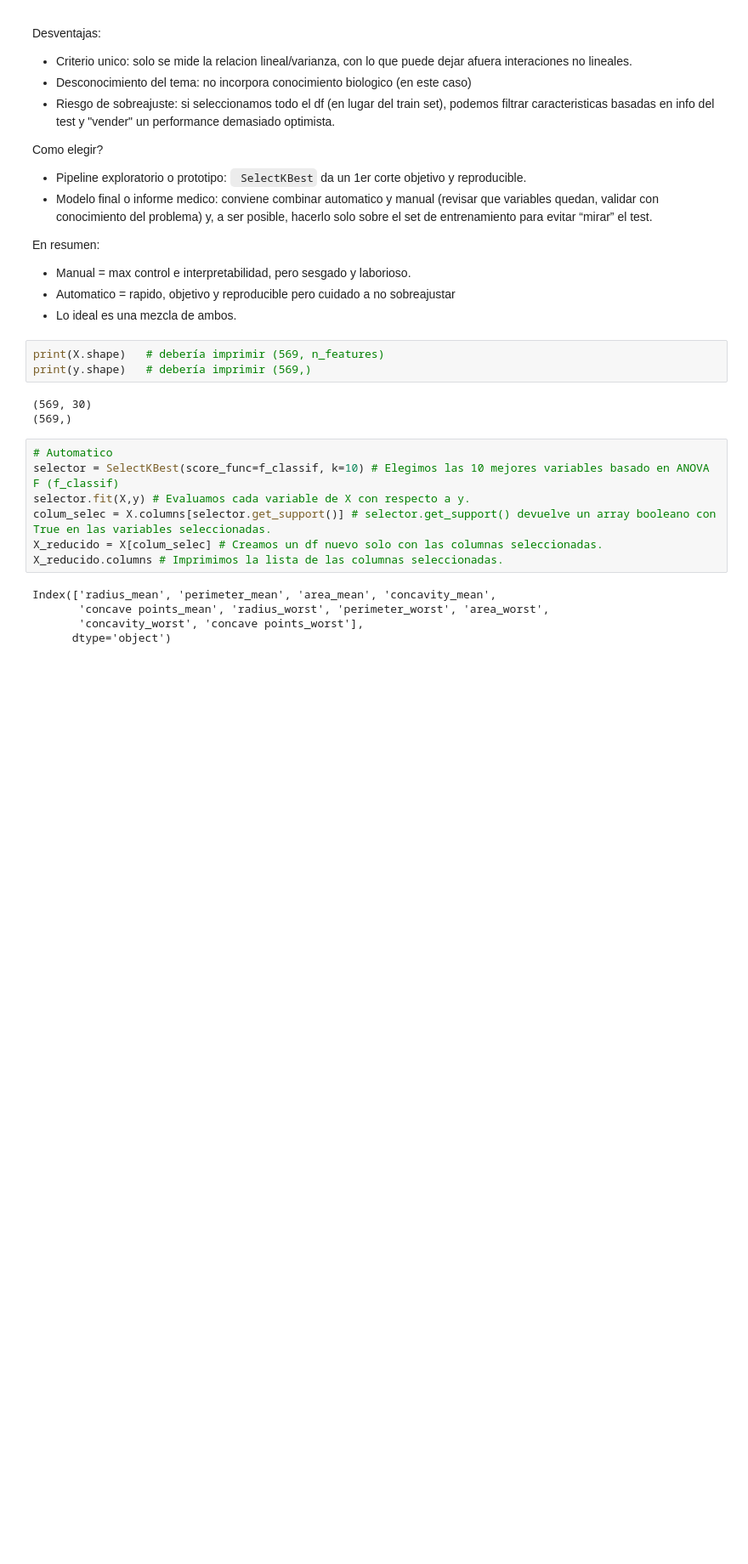
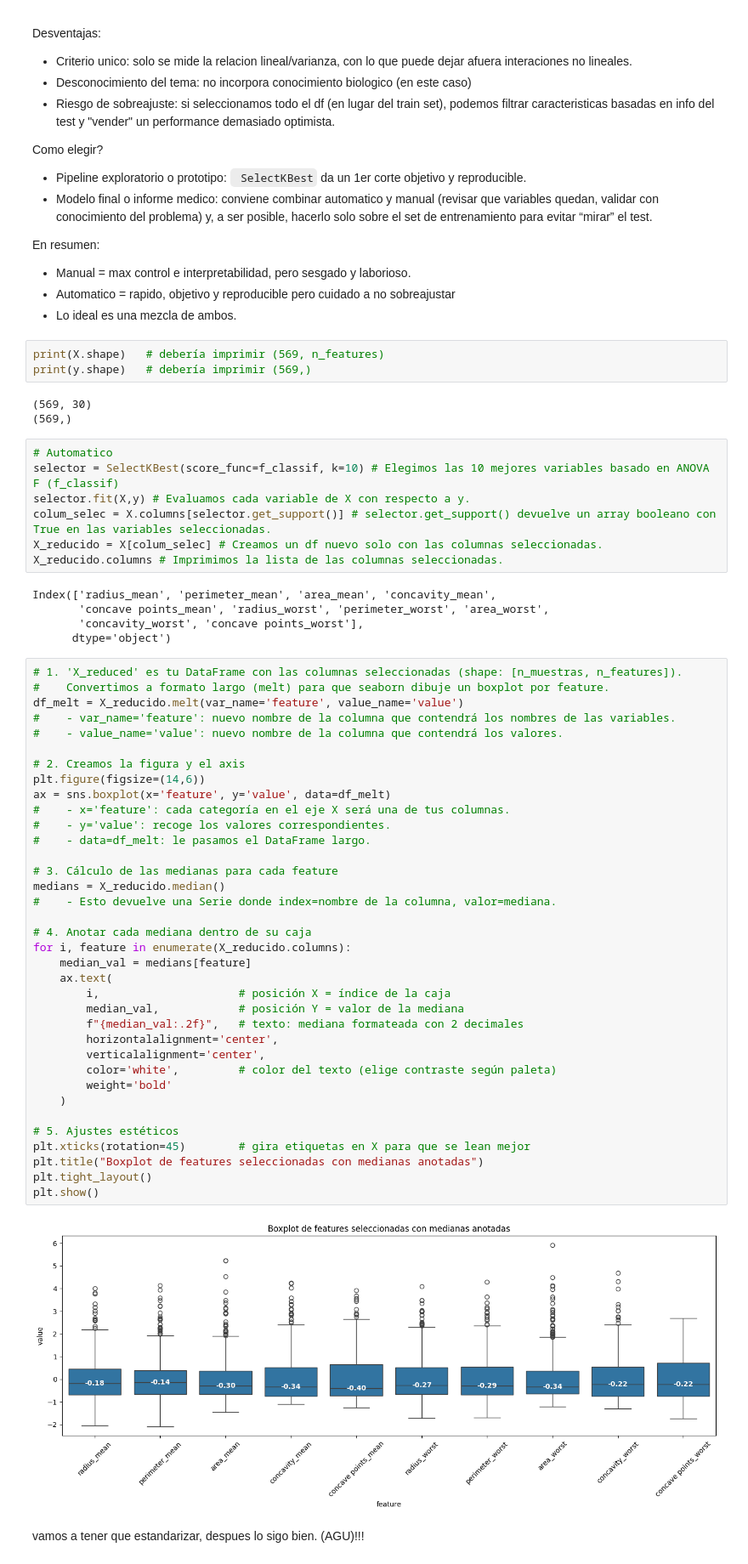
Before and after one commit to aformen9/BC-ML-Project, a Jupyter notebook: notebook/BreastCancer_ML.ipynb, the cells around one changed output. Shown at 85% size. Saved outputs shown, nothing was run; the diff lists cells and outputs as text; blank space fills up the shorter version.

```diff
--- a/notebook/BreastCancer_ML.ipynb
+++ b/notebook/BreastCancer_ML.ipynb
@@ -694,3 +703,43 @@ Index(['radius_mean', 'perimeter_mean', 'area_mean', 'concavity_mean',
        'concave points_mean', 'radius_worst', 'perimeter_worst', 'area_worst',
        'concavity_worst', 'concave points_worst'],
       dtype='object')
+# %%
+# 1. 'X_reduced' es tu DataFrame con las columnas seleccionadas (shape: [n_muestras, n_features]).
+#    Convertimos a formato largo (melt) para que seaborn dibuje un boxplot por feature.
+df_melt = X_reducido.melt(var_name='feature', value_name='value')
+#    - var_name='feature': nuevo nombre de la columna que contendrá los nombres de las variables.
+#    - value_name='value': nuevo nombre de la columna que contendrá los valores.
+
+# 2. Creamos la figura y el axis
+plt.figure(figsize=(14,6))
+ax = sns.boxplot(x='feature', y='value', data=df_melt)
+#    - x='feature': cada categoría en el eje X será una de tus columnas.
+#    - y='value': recoge los valores correspondientes.
+#    - data=df_melt: le pasamos el DataFrame largo.
+
+# 3. Cálculo de las medianas para cada feature
+medians = X_reducido.median()
+#    - Esto devuelve una Serie donde index=nombre de la columna, valor=mediana.
+
+# 4. Anotar cada mediana dentro de su caja
+for i, feature in enumerate(X_reducido.columns):
+    median_val = medians[feature]
+    ax.text(
+        i,                     # posición X = índice de la caja
+        median_val,            # posición Y = valor de la mediana
+        f"{median_val:.2f}",   # texto: mediana formateada con 2 decimales
+        horizontalalignment='center',
+        verticalalignment='center',
+        color='white',         # color del texto (elige contraste según paleta)
+        weight='bold'
+    )
+
+# 5. Ajustes estéticos
+plt.xticks(rotation=45)        # gira etiquetas en X para que se lean mejor
+plt.title("Boxplot de features seleccionadas con medianas anotadas")
+plt.tight_layout()
+plt.show()
+# %% [output]
+[figure, added]
+# %% [markdown]
+vamos a tener que estandarizar, despues lo sigo bien. (AGU)!!!
```
Also changed, not shown: parts of 3 cells of this notebook.
